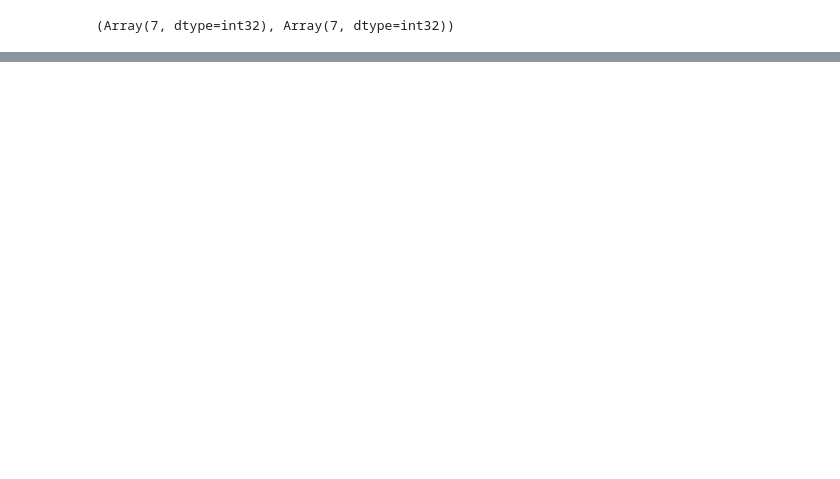
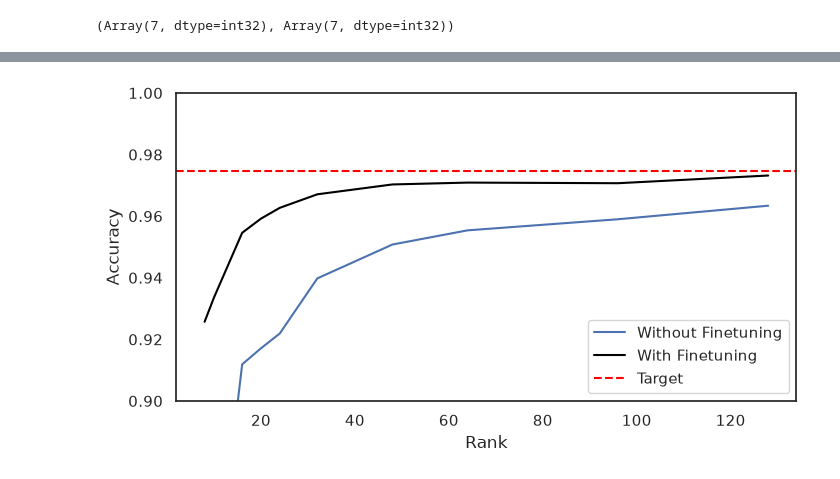
Before and after one commit to mrochk/decoupling, a Jupyter notebook: examples/3. Neural Network.ipynb, the cells around one changed output, grey strips where cells are left out. Saved outputs shown, nothing was run; the diff lists cells and outputs as text; code cells hidden in the pictures; blank space fills up the shorter version.

```diff
--- a/examples/3. Neural Network.ipynb
+++ b/examples/3. Neural Network.ipynb
@@ -180,17 +226,17 @@ NN(
 # %%
 filter_spec = jax.tree_util.tree_map(lambda _: False, compressed)
 filter_spec = eqx.tree_at(
-    lambda m: (m.fc1.weight, m.fc2.weight),
+    lambda m: (m.fc1.weight, m.fc1.bias, m.fc2.weight, m.fc2.bias),
     filter_spec,
-    replace=(True, True),
+    replace=(True, True, True, True),
 )
 
 params, static = eqx.partition(compressed, filter_spec)
 
-optimizer = optax.adam(1e-4)
+optimizer = optax.adam(1e-3)
 opt_state = optimizer.init(params)
 
-T = 2.0  # distillation temperature
+T = 2.0
 
 def distill_loss(params, static, x, teacher_logits):
     student = eqx.combine(params, static)
@@ -217,7 +263,7 @@ def accuracy(params, static, x, y):
     return jnp.mean(jnp.argmax(logits, axis=-1) == y)
 
 batch_size = 128
-num_epochs = 20
+num_epochs = 10
 num_train = X_train.shape[0]
 num_batches = num_train // batch_size
 
@@ -276,0 +368,8 @@ model(X_test[0]).argmax(), y_test[0]
+# %%
+ranks = (8, 10, 16, 20, 24, 32, 48, 64, 96, 128)
+accs_before, accs_after = [], []
+from tqdm.notebook import tqdm
+for rank in tqdm(ranks):
+    before, after = decouple_and_finetune(rank, X_dec, Y_dec, J, X_train, X_test, y_test)
+    accs_before.append(before)
+    accs_after.append(after)
@@ -276,0 +387,13 @@ model(X_test[0]).argmax(), y_test[0]
+# %%
+plt.figure(figsize=(8, 4))
+
+plt.plot(ranks, accs_before, label='Without Finetuning')
+plt.plot(ranks, accs_after, color='black', label='With Finetuning')
+plt.axhline(test_acc_target, color='red', linestyle='--', label='Target')
+plt.ylim((0.9, 1.0))
+plt.xlabel('Rank')
+plt.ylabel('Accuracy')
+plt.legend()
+plt.show()
+# %% [output]
+[figure, added]
```
Also changed, not shown: parts of 14 cells of this notebook.
